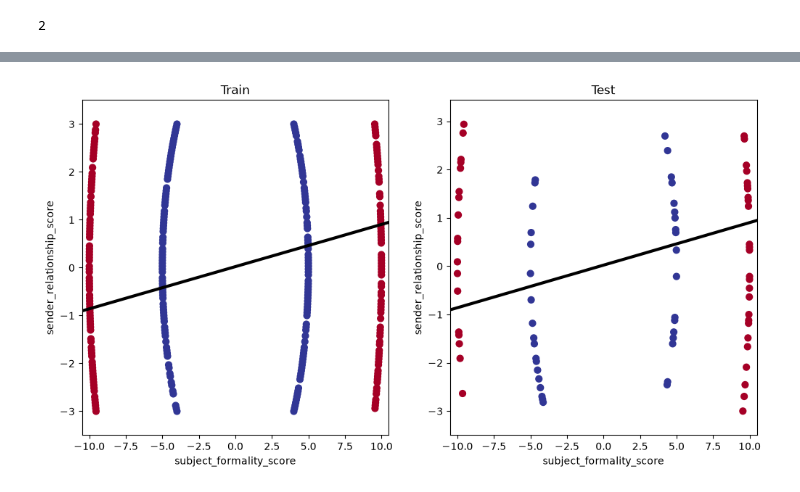
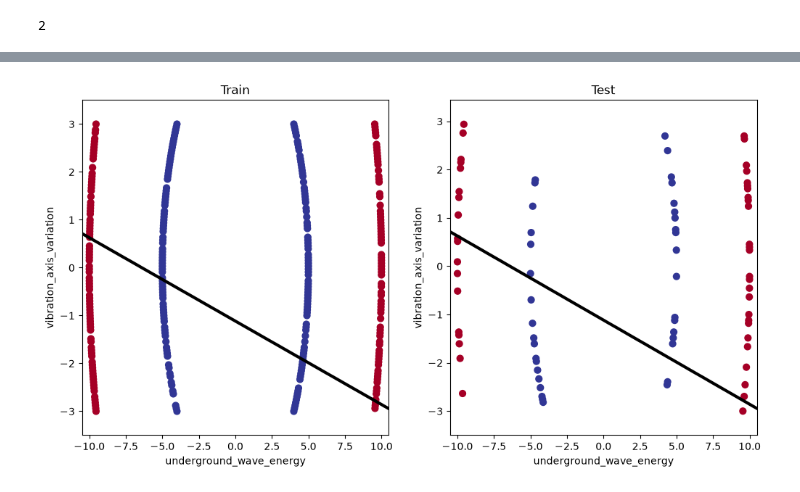
Before and after one commit to onursvm/pytorch-binary-classification, a Jupyter notebook: LinearvsNonLinear.ipynb, the cells around one changed output, grey strips where cells are left out. Saved outputs shown, nothing was run; the diff lists cells and outputs as text; code cells hidden in the pictures.

Commit message:
Fix training issues and update Linear vs Non-Linear classification notebook

```diff
--- a/LinearvsNonLinear.ipynb
+++ b/LinearvsNonLinear.ipynb
@@ -357,13 +357,13 @@ class ClassifactionModel1(nn.Module):
         return self.layer2(self.layer1(x))
 # %%
 torch.manual_seed(42)
-model=ClassifactionModel1()
+model=ClassificationModel1()
 loss_fn=nn.BCEWithLogitsLoss()
-optimizier=torch.optim.SGD(params=model.parameters(),lr=0.01)
+optimizer=torch.optim.SGD(params=model.parameters(),lr=0.01)
 # %%
 def calculate_accuary1(y_test,y_pred):
     correct=torch.eq(y_test,y_pred).sum().item()
-    accuary=correct/len(y_train)*100
+    accuary=correct/len(y_test)*100
     return accuary
 # %%
 epochs=500
@@ -380,6 +380,8 @@ for epoch in range(epochs):
     loss.backward()
     optimizer.step()
 
+    model.eval()
+
     with torch.inference_mode():
         test_logit=model(X_test)
         test_pred=torch.round(torch.sigmoid(test_logit))
@@ -437,24 +439,24 @@ def plot_linear_decision_boundary(model, X, y):
     # Noktalar
     plt.scatter(X[:, 0], X[:, 1], c=y.squeeze(), cmap=plt.cm.RdYlBu, s=40)
     plt.plot(xs, ys, "k-", linewidth=3)
-    plt.xlabel("subject_formality_score")
-    plt.ylabel("sender_relationship_score")
+    plt.xlabel("underground_wave_energy")
+    plt.ylabel("vibration_axis_variation")
     plt.xlim(x_min, x_max)
     plt.ylim(X[:, 1].min() - 0.5, X[:, 1].max() + 0.5)
 # %%
 plt.figure(figsize=(12, 6))
 
 plt.subplot(1, 2, 1)
 plt.title("Train")
-plot_linear_decision_boundary(model0, X_train, y_train)
+plot_linear_decision_boundary(model, X_train, y_train)
 
 plt.subplot(1, 2, 2)
 plt.title("Test")
-plot_linear_decision_boundary(model0, X_test, y_test)
+plot_linear_decision_boundary(model, X_test, y_test)
 
 plt.show()
 # %% [output]
-[figure, old version]
+[figure, new version]
 # %%
 class ReLuModel(nn.Module):
     def __init__(self):
```
Also changed, not shown: parts of 5 cells of this notebook.
